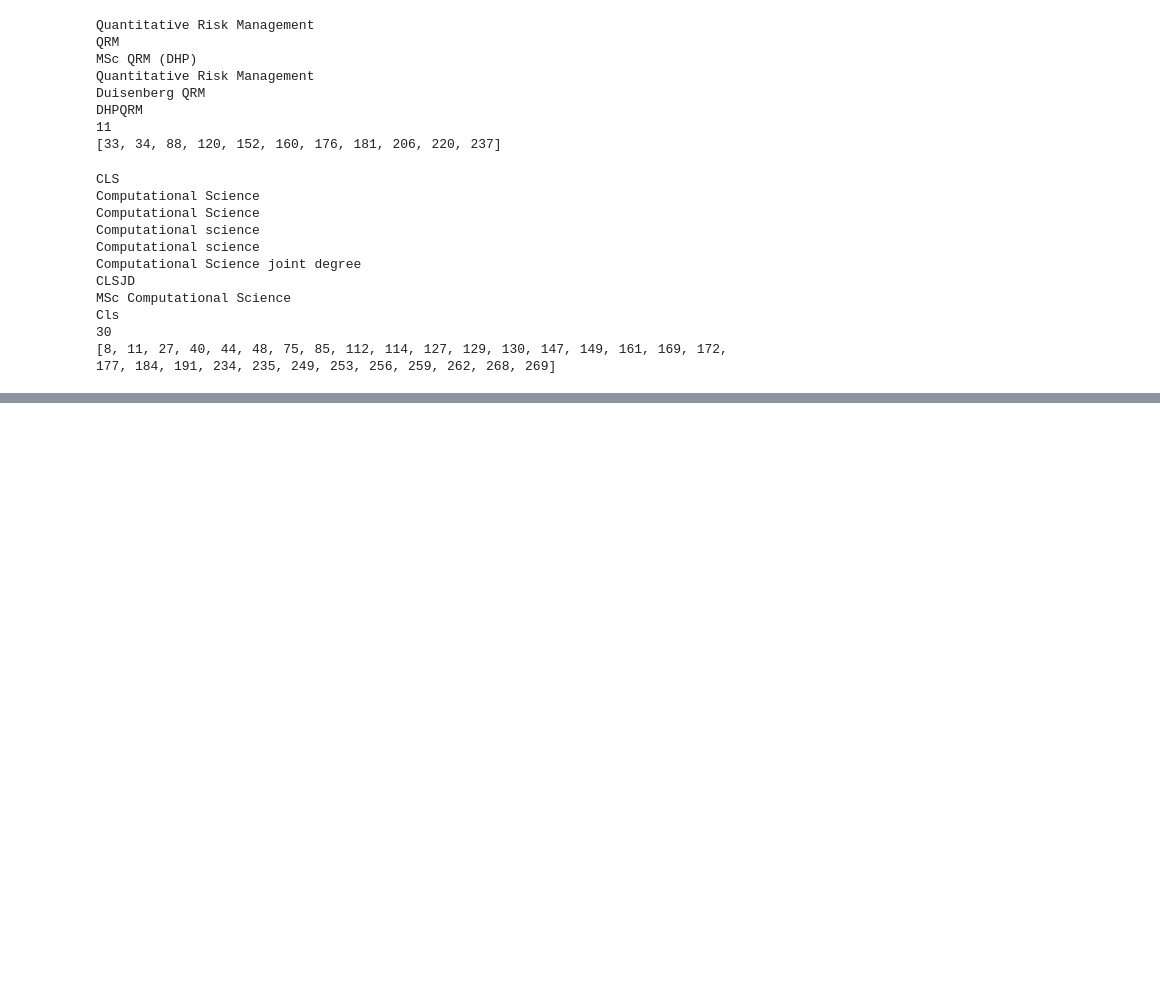
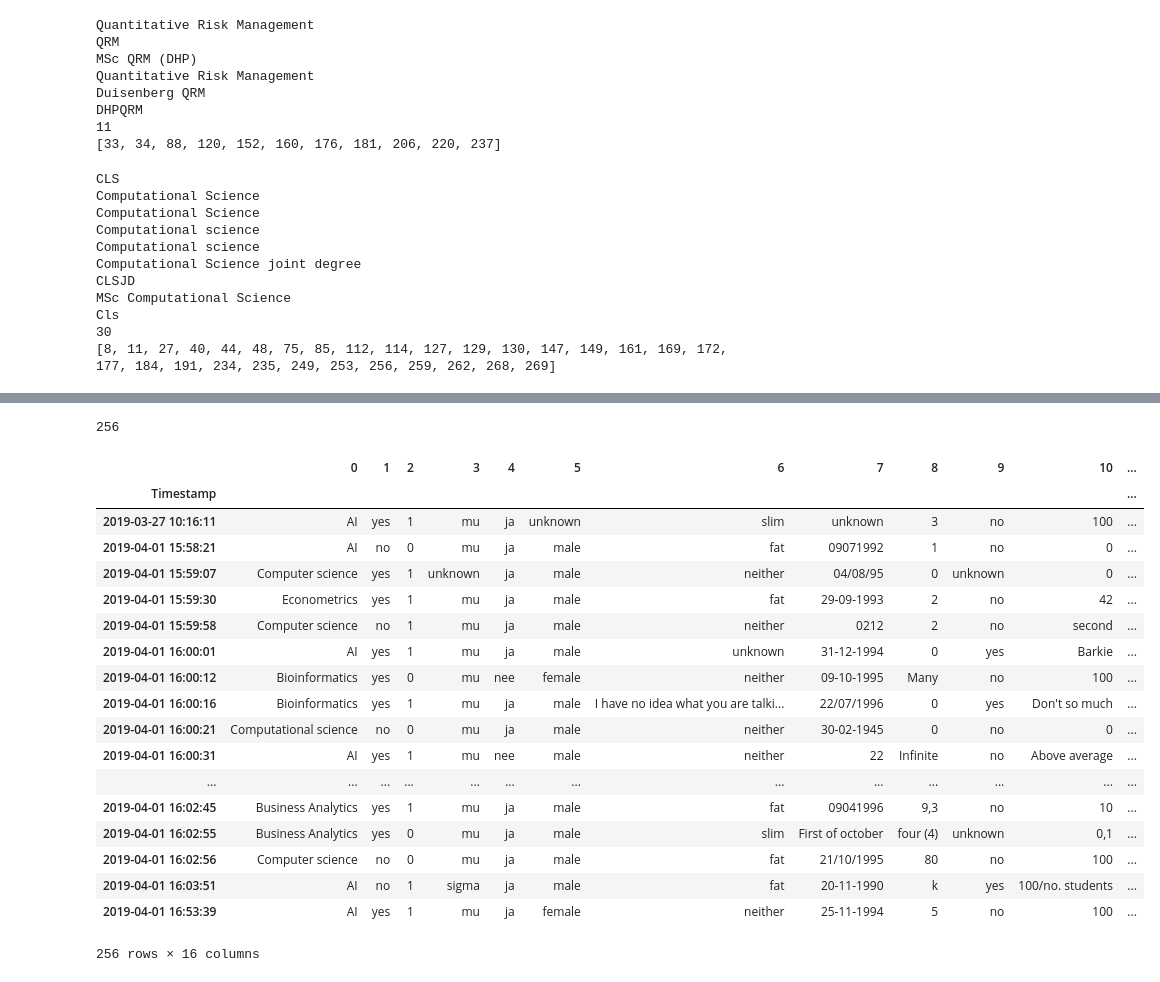
Before and after one commit to ML77777/Data_mining_techniques, a Jupyter notebook: data_mining_basic_Marvin.ipynb, the cells around one changed output, grey strips where cells are left out. Cells and saved outputs as stored; diff of their text form; code cells hidden in the pictures; blank space fills up the shorter version.

```diff
--- a/data_mining_basic_Marvin.ipynb
+++ b/data_mining_basic_Marvin.ipynb
@@ -235,15 +247,16 @@ mBA
 # %%
 #econometrics 15
 
-ecom = ['econometrics']
+ecom = ['econometrics',"eor",'econometrivs']
 ecom_answer = []
 ecom_indices = []
 
 counter = 0 ;
 for i,name in enumerate(df[0]):
     for synonym in ecom:
-        if synonym in name.lower() and not "financial" in name.lower():
+        if synonym in name.lower(): #and not "financial" in name.lower():
             counter += 1
+            df[0][i] = "Econometrics"
             ecom_indices.append(i)
             if name not in ecom_answer:
                 ecom_answer.append(name)
@@ -542,0 +515,34 @@ df.loc[df[5] == "male"]
+# %%
+#df[0] in df[0].value_counts().index[:9]
+bool_array = []
+
+for i,name in enumerate(df[0]):
+    if name in df[0].value_counts().index[:9]:
+        bool_array.append(True)
+    else:
+        bool_array.append(False)
+new_df = df.loc[bool_array]
+
+print(len(new_df))
+new_df
+# %% [output]
+256
+|  | 0 | 1 | 2 | 3 | 4 | 5 | 6 | 7 | 8 | 9 | 10 | ... |
+| Timestamp |  |  |  |  |  |  |  |  |  |  |  | ... |
+| 2019-03-27 10:16:11 | AI | yes | 1 | mu | ja | unknown | slim | unknown | 3 | no | 100 | ... |
+| 2019-04-01 15:58:21 | AI | no | 0 | mu | ja | male | fat | 09071992 | 1 | no | 0 | ... |
+| 2019-04-01 15:59:07 | Computer science | yes | 1 | unknown | ja | male | neither | 04/08/95 | 0 | unknown | 0 | ... |
+| 2019-04-01 15:59:30 | Econometrics | yes | 1 | mu | ja | male | fat | 29-09-1993 | 2 | no | 42 | ... |
+| 2019-04-01 15:59:58 | Computer science | no | 1 | mu | ja | male | neither | 0212 | 2 | no | second | ... |
+| 2019-04-01 16:00:01 | AI | yes | 1 | mu | ja | male | unknown | 31-12-1994 | 0 | yes | Barkie | ... |
+| 2019-04-01 16:00:12 | Bioinformatics | yes | 0 | mu | nee | female | neither | 09-10-1995 | Many | no | 100 | ... |
+| 2019-04-01 16:00:16 | Bioinformatics | yes | 1 | mu | ja | male | I have no idea what you are talki... | 22/07/1996 | 0 | yes | Don't so much | ... |
+| 2019-04-01 16:00:21 | Computational science | no | 0 | mu | ja | male | neither | 30-02-1945 | 0 | no | 0 | ... |
+| 2019-04-01 16:00:31 | AI | yes | 1 | mu | nee | male | neither | 22 | Infinite | no | Above average | ... |
+| ... | ... | ... | ... | ... | ... | ... | ... | ... | ... | ... | ... | ... |
+| 2019-04-01 16:02:45 | Business Analytics | yes | 1 | mu | ja | male | fat | 09041996 | 9,3 | no | 10 | ... |
+| 2019-04-01 16:02:55 | Business Analytics | yes | 0 | mu | ja | male | slim | First of october | four (4) | unknown | 0,1 | ... |
+| 2019-04-01 16:02:56 | Computer science | no | 0 | mu | ja | male | fat | 21/10/1995 | 80 | no | 100 | ... |
+| 2019-04-01 16:03:51 | AI | no | 1 | sigma | ja | male | fat | 20-11-1990 | k | yes | 100/no. students | ... |
+| 2019-04-01 16:53:39 | AI | yes | 1 | mu | ja | female | neither | 25-11-1994 | 5 | no | 100 | ... |
+256 rows × 16 columns
```
Also changed, not shown: parts of 32 cells of this notebook.
